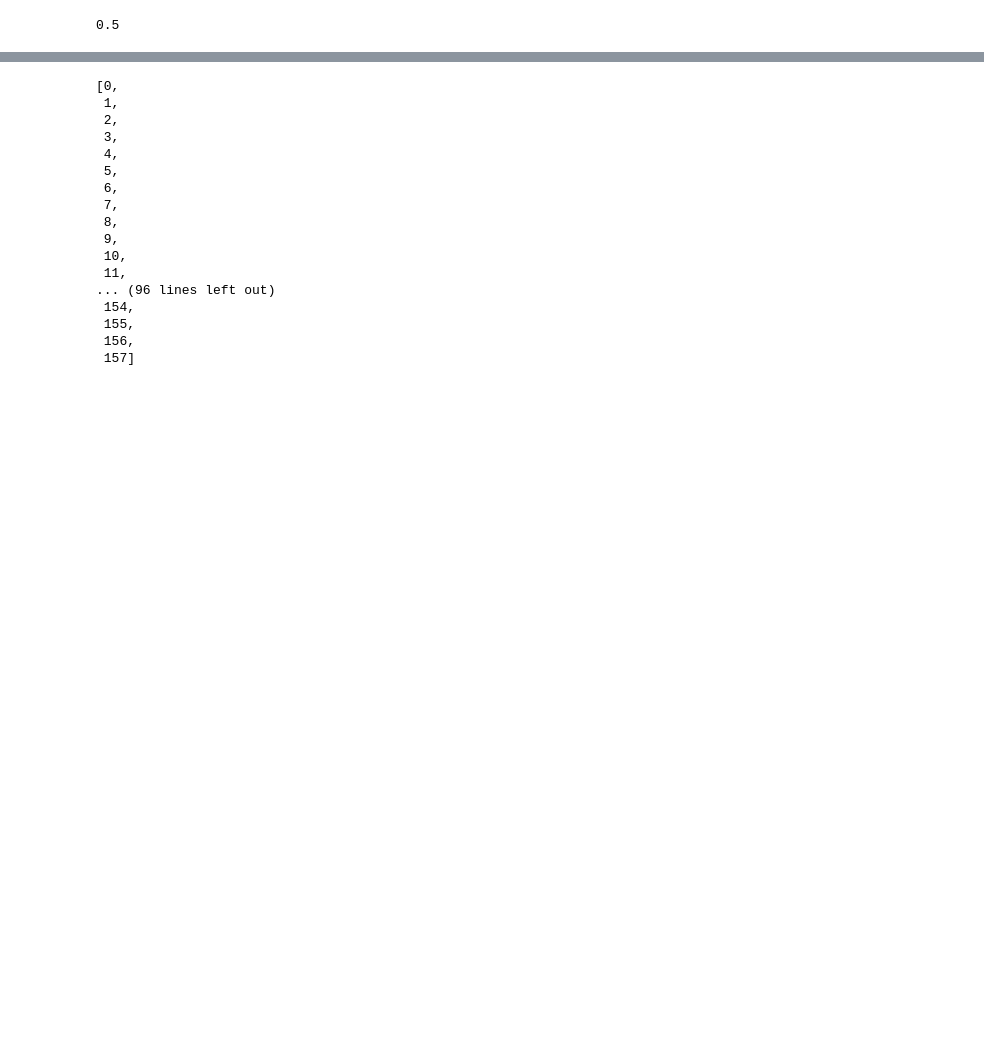
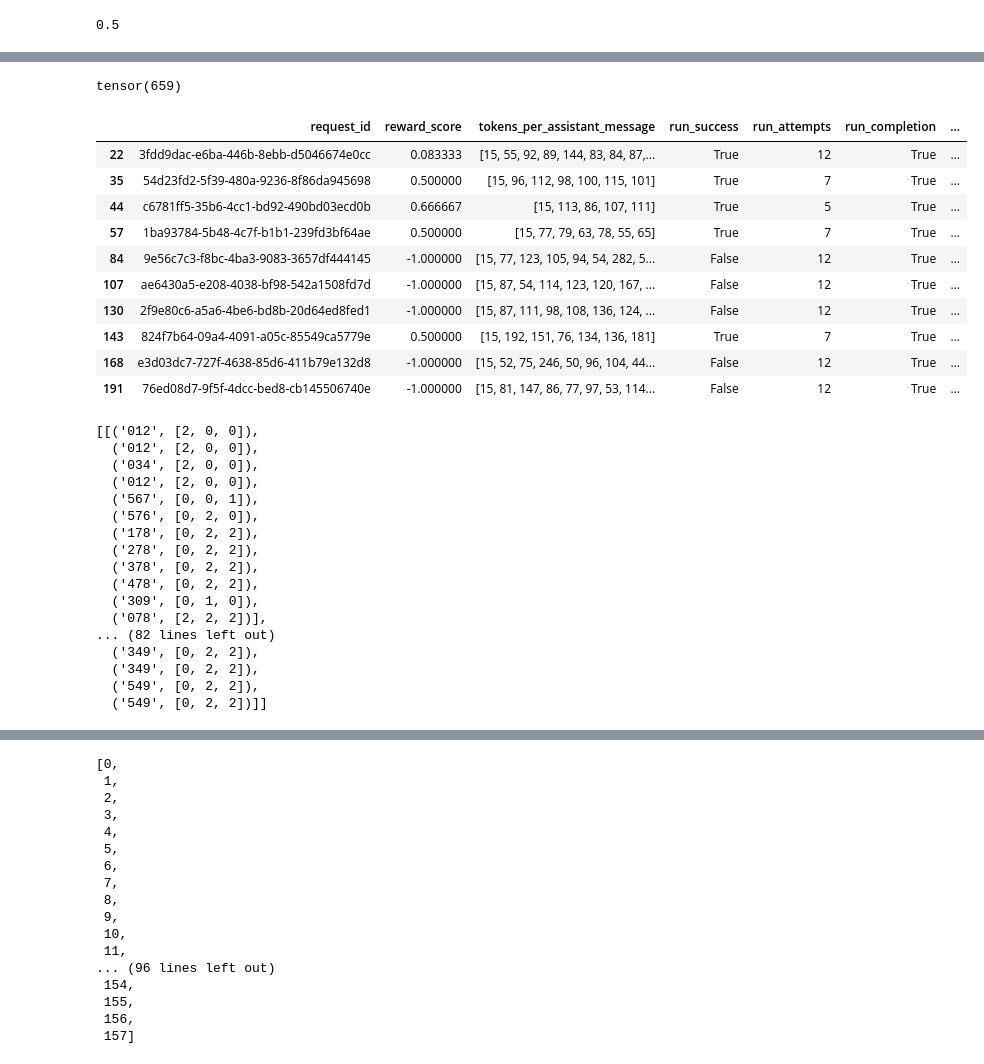
Before and after one commit to jakob-bjorner/verl, a Jupyter notebook: quick_rollout.ipynb, the cells around one changed output, grey strips where cells are left out. Saved outputs shown, nothing was run; the diff lists cells and outputs as text; code cells hidden in the pictures; blank space fills up the shorter version.

```diff
--- a/quick_rollout.ipynb
+++ b/quick_rollout.ipynb
@@ -105,11 +106,12 @@ def get_config():
         "algorithm.adv_estimator=grpo",
         "data.train_batch_size=512",
         "data.max_prompt_length=1024",
-        "data.max_response_length=1024",  # MAX_RESP
+        "data.max_response_length=2048",  # MAX_RESP
         "data.filter_overlong_prompts=True",
         "data.truncation=error",
         "data.return_raw_chat=True",
         "actor_rollout_ref.model.path=Qwen/Qwen2.5-14B",
+        "actor_rollout_ref.rollout.is_instruct_model=False",
         "actor_rollout_ref.model.use_remove_padding=True",
         "+actor_rollout_ref.model.enable_activation_offloading=True",
         "actor_rollout_ref.actor.optim.lr=1e-6",
@@ -128,7 +130,6 @@ def get_config():
         "actor_rollout_ref.rollout.gpu_memory_utilization=0.5",
         "actor_rollout_ref.rollout.n=1",
         "actor_rollout_ref.rollout.temperature=0.5",
-        "actor_rollout_ref.rollout.is_instruct_model=False",
         "actor_rollout_ref.ref.log_prob_micro_batch_size_per_gpu=8",
         "actor_rollout_ref.ref.fsdp_config.param_offload=False",
         "algorithm.use_kl_in_reward=False",
@@ -1103,0 +1071,63 @@ sorted_stats[0]
+# %%
+test_output_gen_batch_padded.batch["attention_mask"].sum(-1).max()
+# %% [output]
+tensor(659)
+# %%
+import pandas as pd
+
+# --- 1)  Build a tidy DataFrame --------------------------------------------
+ntb = test_output_gen_batch_padded.non_tensor_batch     # shorthand
+df = pd.DataFrame({
+    "request_id":  ntb["request_ids"],
+    # keep reward ready to use; pull the element you need right now
+    "reward_score": [r["interaction_reward"][0] for r in ntb["reward_scores"]],
+})
+df = df.join(pd.DataFrame(ntb['to_log_stats'].tolist()))
+df = df.join(df.apply(lambda x: (x['trajectory_info']), axis=1, result_type="expand"))
+del df['trajectory_info']
+# --- 2)  How many rows belong to each request_id? ---------------------------
+request_counts = (
+    df.groupby("request_id", sort=False)      # keep original order
+      .size()                                 # count rows per id
+      .rename("num_rows")
+)
+
+# --- 3)  Indices of the *last* row for every trajectory ---------------------
+last_row_idx = (
+    df.groupby("request_id", sort=False)
+      .tail(1)                                # keep the last row of each group
+      .index
+)
+traj_indices = last_row_idx.to_numpy()
+
+display(df.loc[traj_indices])#.feedback_hist.values
+df.loc[traj_indices].feedback_hist.values.tolist()
+# %% [output]
+|  | request_id | reward_score | tokens_per_assistant_message | run_success | run_attempts | run_completion | ... |
+| 22 | 3fdd9dac-e6ba-446b-8ebb-d5046674e0cc | 0.083333 | [15, 55, 92, 89, 144, 83, 84, 87,... | True | 12 | True | ... |
+| 35 | 54d23fd2-5f39-480a-9236-8f86da945698 | 0.500000 | [15, 96, 112, 98, 100, 115, 101] | True | 7 | True | ... |
+| 44 | c6781ff5-35b6-4cc1-bd92-490bd03ecd0b | 0.666667 | [15, 113, 86, 107, 111] | True | 5 | True | ... |
+| 57 | 1ba93784-5b48-4c7f-b1b1-239fd3bf64ae | 0.500000 | [15, 77, 79, 63, 78, 55, 65] | True | 7 | True | ... |
+| 84 | 9e56c7c3-f8bc-4ba3-9083-3657df444145 | -1.000000 | [15, 77, 123, 105, 94, 54, 282, 5... | False | 12 | True | ... |
+| 107 | ae6430a5-e208-4038-bf98-542a1508fd7d | -1.000000 | [15, 87, 54, 114, 123, 120, 167, ... | False | 12 | True | ... |
+| 130 | 2f9e80c6-a5a6-4be6-bd8b-20d64ed8fed1 | -1.000000 | [15, 87, 111, 98, 108, 136, 124, ... | False | 12 | True | ... |
+| 143 | 824f7b64-09a4-4091-a05c-85549ca5779e | 0.500000 | [15, 192, 151, 76, 134, 136, 181] | True | 7 | True | ... |
+| 168 | e3d03dc7-727f-4638-85d6-411b79e132d8 | -1.000000 | [15, 52, 75, 246, 50, 96, 104, 44... | False | 12 | True | ... |
+| 191 | 76ed08d7-9f5f-4dcc-bed8-cb145506740e | -1.000000 | [15, 81, 147, 86, 77, 97, 53, 114... | False | 12 | True | ... |
+[[('012', [2, 0, 0]),
+  ('012', [2, 0, 0]),
+  ('034', [2, 0, 0]),
+  ('012', [2, 0, 0]),
+  ('567', [0, 0, 1]),
+  ('576', [0, 2, 0]),
+  ('178', [0, 2, 2]),
+  ('278', [0, 2, 2]),
+  ('378', [0, 2, 2]),
+  ('478', [0, 2, 2]),
+  ('309', [0, 1, 0]),
+  ('078', [2, 2, 2])],
+... (82 lines left out)
+  ('349', [0, 2, 2]),
+  ('349', [0, 2, 2]),
+  ('549', [0, 2, 2]),
+  ('549', [0, 2, 2])]]
```
Also changed, not shown: parts of 10 cells of this notebook, 8 other files.
